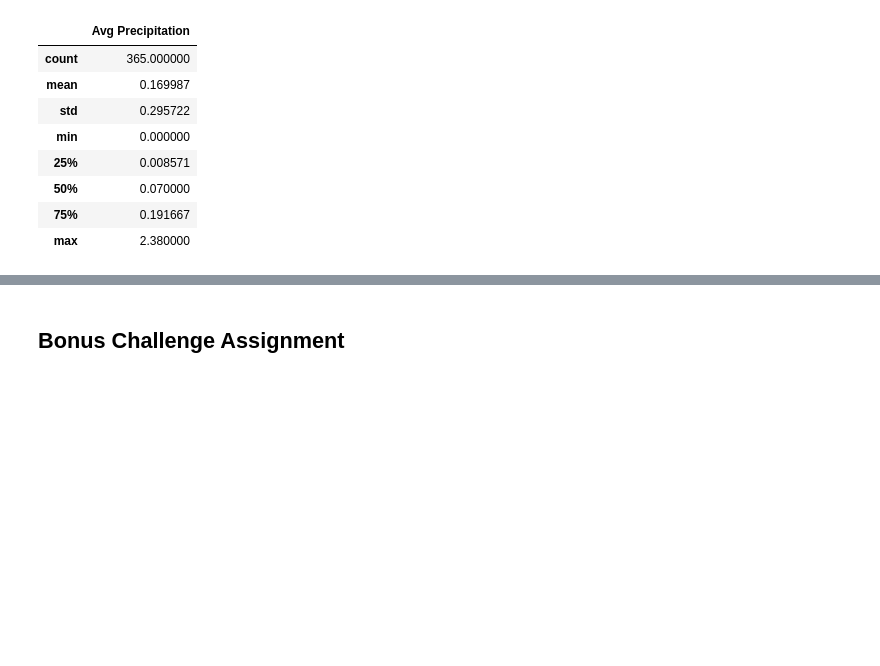
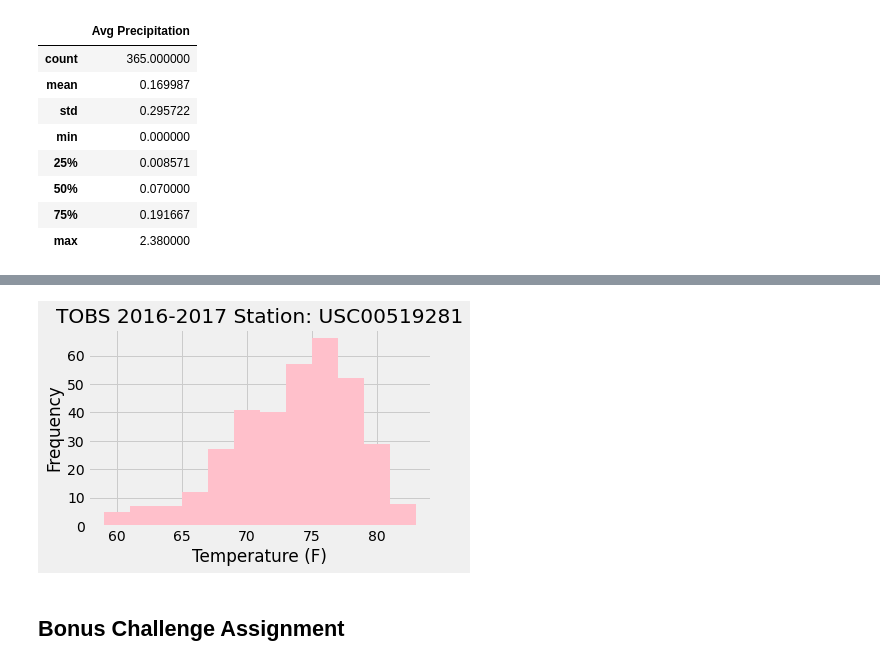
Before and after one commit to celeste1030/sqlalchemy-challenge, a Jupyter notebook: climate_starter.ipynb, the cells around one changed output, grey strips where cells are left out. Drawn from its saved outputs; the diff is of its cells as text; code cells hidden in the pictures; blank space fills up the shorter version.

Commit message:
station histogram

```diff
--- a/climate_starter.ipynb
+++ b/climate_starter.ipynb
@@ -165,0 +164,16 @@ prcp_df.describe()
+# %%
+# Which station is the most active (i.e., has the greatest number of observations)?
+# (i.e. what stations have the most rows)
+# Design a query that lists all stations with their corresponding observation count in descending order.
+
+
+station_obv = session.query(Measurement.station, func.count(Measurement.tobs)).\
+    group_by(Measurement.station).\
+    order_by(func.count(Measurement.station).desc()).all()
+
+print(station_obv)
+
+most_active = "USC00519281"
+
+print("------------------------------------------")
+print(f"The most active station is {most_active}.")
@@ -166,3 +184,9 @@ prcp_df.describe()
 # %%
 # Choose the station with the highest number of temperature observations.
 # Query the last 12 months of temperature observation data for this station and plot the results as a histogram
+sel = [(Measurement.tobs)]
+
+tobs = session.query(*sel).\
+    filter(Measurement.station == most_active).\
+    filter(Measurement.date >= min_date).all()
+tobs
@@ -168,0 +211,8 @@ prcp_df.describe()
+# %%
+#make list of tobs
+
+total_tobs = []
+
+for t in tobs:
+    total_tobs.append(t[0])
+total_tobs
@@ -169,3 +237,14 @@ prcp_df.describe()
+# %%
+#Histogram time!
+
+plt.hist(total_tobs, bins=12, color="pink")
+plt.xlabel("Temperature (F)")
+plt.ylabel("Frequency")
+plt.title("TOBS 2016-2017 Station: USC00519281")
+plt.tight_layout()
+plt.savefig("Images/tobs_hist.png")
+# %% [output]
+[figure, added]
 # %% [markdown]
 ## Bonus Challenge Assignment
 # %%
```
Also changed, not shown: parts of 6 cells of this notebook, 1 other file.
